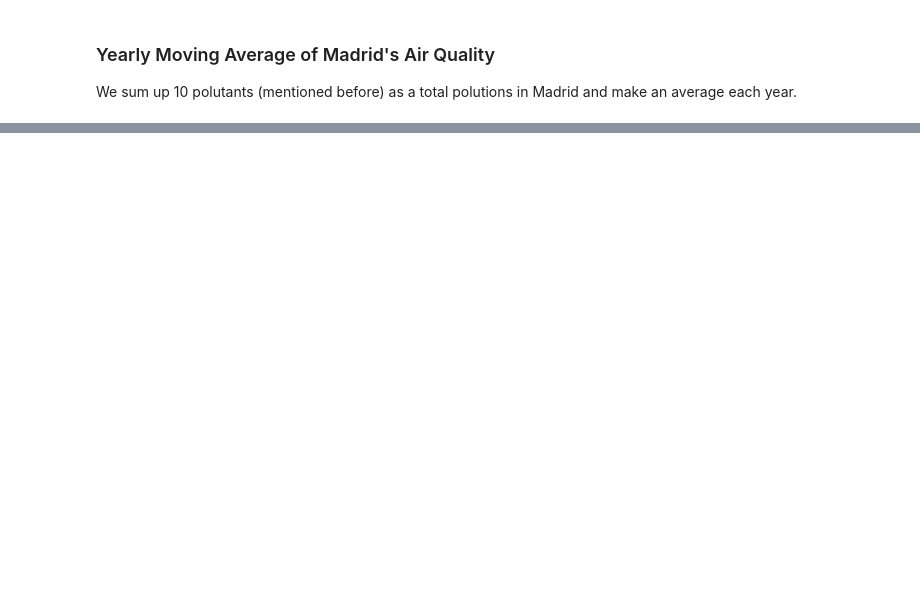
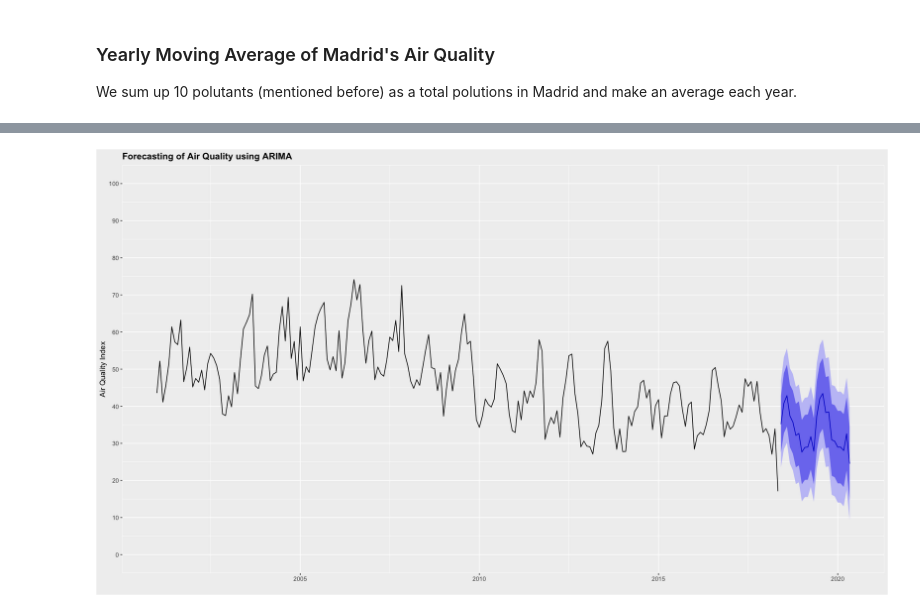
Before and after one commit to buu-nguyen/PIB3-MadridAirQuality, a Jupyter notebook: Madrid-Air-Quality.ipynb, the cells around one changed output, grey strips where cells are left out. Saved outputs shown, nothing was run; the diff lists cells and outputs as text; code cells hidden in the pictures; blank space fills up the shorter version.

```diff
--- a/Madrid-Air-Quality.ipynb
+++ b/Madrid-Air-Quality.ipynb
@@ -302,0 +208,6 @@ Warning message in grid.Call.graphics(C_text, as.graphicsAnnot(x$label), x$x, x$
+# %%
+monthly_ts <- ts(madrid_mean_monthly[,7], start = c(2001,1), end = c(2018, 5), frequency = 12)
+
+# Fit an automatic ARIMA model
+fit_ts <- auto.arima(monthly_ts)
+summary(fit_ts)
@@ -302,0 +231,16 @@ Warning message in grid.Call.graphics(C_text, as.graphicsAnnot(x$label), x$x, x$
+# %%
+fit_ts %>%
+  forecast(h=24) %>%
+  autoplot() +
+  theme(axis.text.x = element_text(angle = 0),
+        panel.background = element_rect(fill = "gray94", colour = "white",
+                                        size = 0.5, linetype = "solid"),
+        legend.background = element_rect(fill = "gray94"),
+        plot.background = element_rect(fill = "gray94"),
+        panel.grid.major = element_line(size = 0.5, linetype = 'solid', colour = "white"),
+        panel.grid.minor = element_line(size = 0.25, linetype = 'solid', colour = "white"),
+        plot.title = element_text(hjust = 0, face = 'bold',color = 'black')) +
+  labs(x = '', y = 'Air Quality Index', title='Forecasting of Air Quality using ARIMA') +
+  scale_y_continuous(breaks = seq(0,100,10), lim = c(0,100))
+# %% [output]
+[figure, added]
```
Also changed, not shown: parts of 23 cells of this notebook.
